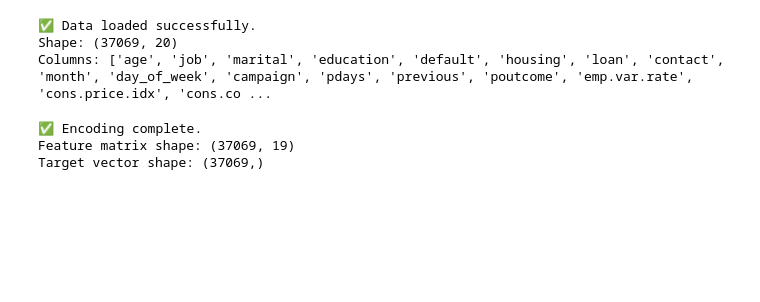
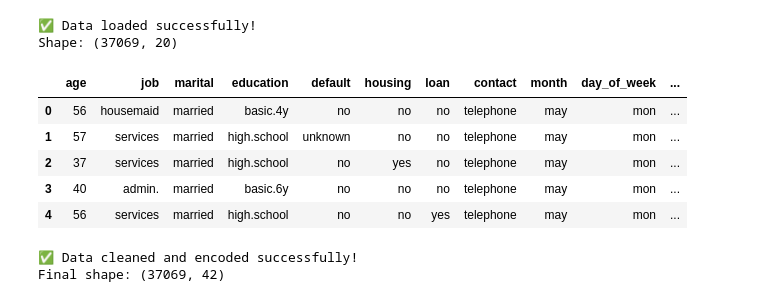
Before and after one commit to alvincharles45/alvincharles45.github.io, a Jupyter notebook: notebooks/starter_bank.ipynb, the cells around one changed output. Cells and saved outputs as stored; diff of their text form; code cells hidden in the pictures; blank space fills up the shorter version.

```diff
--- a/notebooks/starter_bank.ipynb
+++ b/notebooks/starter_bank.ipynb
@@ -14,35 +20,51 @@ import pickle
 # %%
+# STEP 2: Load Dataset
+url = "https://raw.githubusercontent.com/byui-cse/cse450-course/master/data/bank.csv"
+data = pd.read_csv(url)
 
-url_train = "https://raw.githubusercontent.com/byui-cse/cse450-course/master/data/bank.csv"
-data = pd.read_csv(url_train, sep=",")
-
-data.columns = data.columns.str.strip()
-
-print("✅ Data loaded successfully.")
+print("✅ Data loaded successfully!")
 print("Shape:", data.shape)
-print("Columns:", data.columns.tolist())
+display(data.head())
 # %% [output]
-✅ Data loaded successfully.
+✅ Data loaded successfully!
 Shape: (37069, 20)
-Columns: ['age', 'job', 'marital', 'education', 'default', 'housing', 'loan', 'contact', 'month', 'day_of_week', 'campaign', 'pdays', 'previous', 'poutcome', 'emp.var.rate', 'cons.price.idx', 'cons.co ...
+|  | age | job | marital | education | default | housing | loan | contact | month | day_of_week | ... |
+| 0 | 56 | housemaid | married | basic.4y | no | no | no | telephone | may | mon | ... |
+| 1 | 57 | services | married | high.school | unknown | no | no | telephone | may | mon | ... |
+| 2 | 37 | services | married | high.school | no | yes | no | telephone | may | mon | ... |
+| 3 | 40 | admin. | married | basic.6y | no | no | no | telephone | may | mon | ... |
+| 4 | 56 | services | married | high.school | no | no | yes | telephone | may | mon | ... |
-# %%
-
-label_enc = LabelEncoder()
-
-for col in data.select_dtypes(include=["object"]).columns:
-    if col != "y":
-        data[col] = label_enc.fit_transform(data[col])
-
-data["y"] = data["y"].map({"yes": 1, "no": 0})
-
-X = data.drop("y", axis=1)
-y = data["y"]
-
-print("✅ Encoding complete.")
-print("Feature matrix shape:", X.shape)
-print("Target vector shape:", y.shape)
-# %% [output]
-✅ Encoding complete.
-Feature matrix shape: (37069, 19)
-Target vector shape: (37069,)
+# %%
+# STEP 3: Data Cleaning & Transformation
+
+data.replace("unknown", pd.NA, inplace=True)
+data.fillna(data.mode().iloc[0], inplace=True)
+
+data["pdays"] = data["pdays"].replace(999, -1)
+
+education_mapping = {
+    "illiterate": 0,
+    "basic.4y": 4,
+    "basic.6y": 6,
+    "basic.9y": 9,
+    "high.school": 12,
+    "professional.course": 13,
+    "university.degree": 16,
+    "unknown": -1
+}
+data["education"] = data["education"].replace(education_mapping)
+
+categorical_columns = [
+    "job", "marital", "default", "housing", "loan",
+    "contact", "month", "day_of_week", "poutcome"
+]
+data = pd.get_dummies(data, columns=categorical_columns, drop_first=True)
+
+data["y"] = data["y"].replace({"no": 0, "yes": 1}).astype(int)
+
+print("✅ Data cleaned and encoded successfully!")
+print("Final shape:", data.shape)
+# %% [output]
+✅ Data cleaned and encoded successfully!
+Final shape: (37069, 42)
 # %%
```
Also changed, not shown: parts of 24 cells of this notebook.
